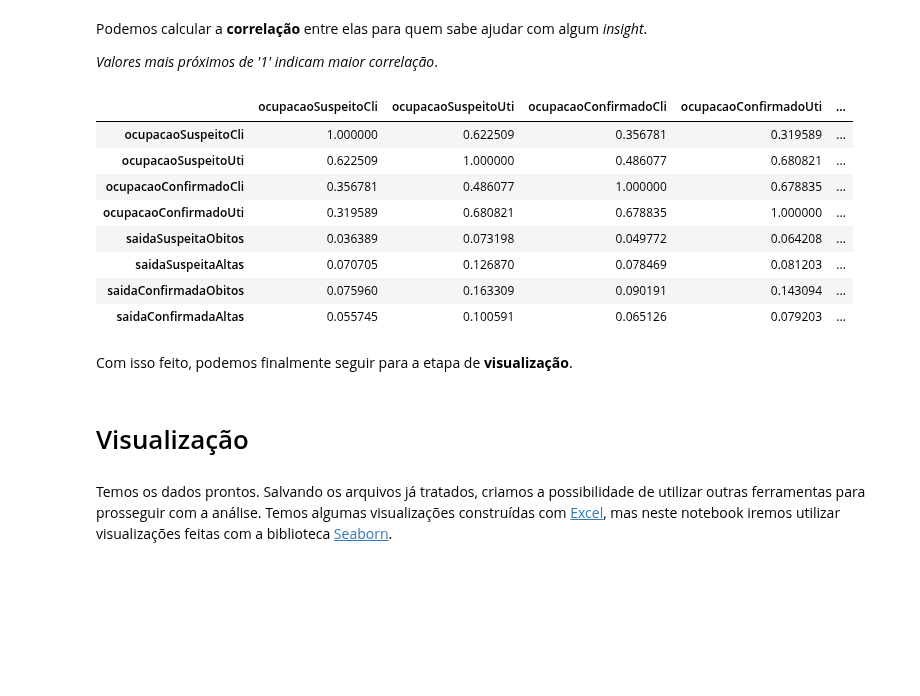
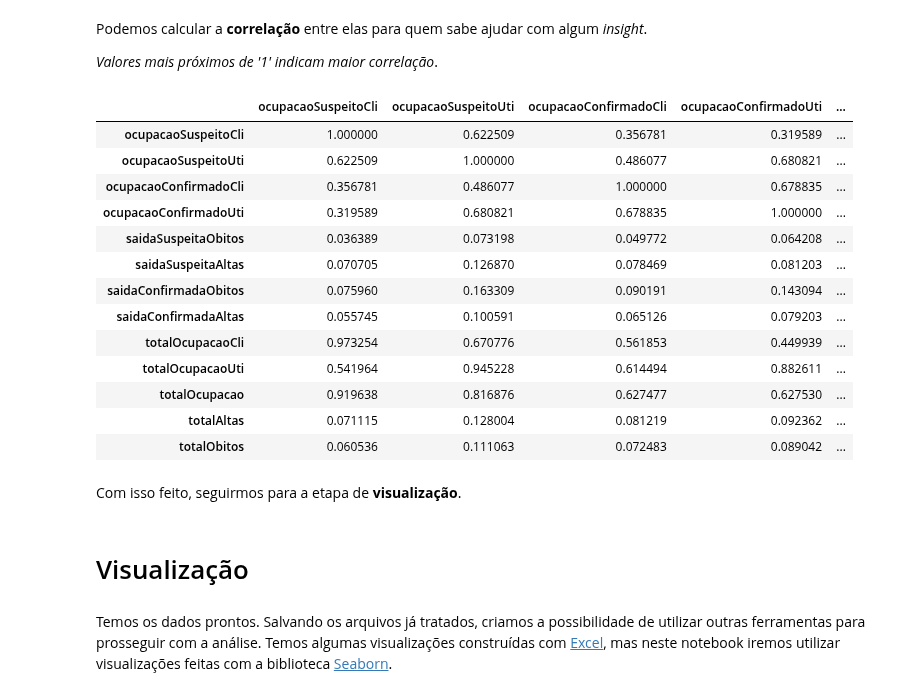
Before and after one commit to lucascorumba/study-projects, a Jupyter notebook: covid-hospital/analysis.ipynb, the cells around one changed output. Cells and saved outputs as stored; diff of their text form; code cells hidden in the pictures; blank space fills up the shorter version.

```diff
--- a/covid-hospital/analysis.ipynb
+++ b/covid-hospital/analysis.ipynb
@@ -1410,0 +1422,2 @@ df.head()
+# %%
+df['totalOcupacaoUti'] = df['ocupacaoSuspeitoUti'] + df['ocupacaoConfirmadoUti']
@@ -1410,0 +1426,2 @@ df.head()
+# %%
+df['totalOcupacao'] = df['totalOcupacaoCli'] + df['totalOcupacaoUti']
@@ -1410,0 +1430,2 @@ df.head()
+# %%
+df['totalAltas'] = df['saidaSuspeitaAltas'] + df['saidaConfirmadaAltas']
@@ -1410,0 +1434,3 @@ df.head()
+# %%
+df['totalObitos'] = df['saidaSuspeitaObitos'] + df['saidaConfirmadaAltas']
+df.head()
@@ -1412,22 +1445,30 @@ df.head()
 Podemos calcular a **correlação** entre elas para quem sabe ajudar com algum *insight*.
 
 *Valores mais próximos de '1' indicam maior correlação*.
-# %%
-df[cols].corr()
-# %% [output]
-|  | ocupacaoSuspeitoCli | ocupacaoSuspeitoUti | ocupacaoConfirmadoCli | ocupacaoConfirmadoUti | ... |
-| ocupacaoSuspeitoCli | 1.000000 | 0.622509 | 0.356781 | 0.319589 | ... |
-| ocupacaoSuspeitoUti | 0.622509 | 1.000000 | 0.486077 | 0.680821 | ... |
-| ocupacaoConfirmadoCli | 0.356781 | 0.486077 | 1.000000 | 0.678835 | ... |
-| ocupacaoConfirmadoUti | 0.319589 | 0.680821 | 0.678835 | 1.000000 | ... |
-| saidaSuspeitaObitos | 0.036389 | 0.073198 | 0.049772 | 0.064208 | ... |
-| saidaSuspeitaAltas | 0.070705 | 0.126870 | 0.078469 | 0.081203 | ... |
-| saidaConfirmadaObitos | 0.075960 | 0.163309 | 0.090191 | 0.143094 | ... |
-| saidaConfirmadaAltas | 0.055745 | 0.100591 | 0.065126 | 0.079203 | ... |
+# %%
+calc = ['totalOcupacaoCli', 'totalOcupacaoUti', 'totalOcupacao', 'totalAltas', 'totalObitos']
+for i in calc:
+    cols.append(i)
+df[cols].corr()
+# %% [output]
+|  | ocupacaoSuspeitoCli | ocupacaoSuspeitoUti | ocupacaoConfirmadoCli | ocupacaoConfirmadoUti | ... |
+| ocupacaoSuspeitoCli | 1.000000 | 0.622509 | 0.356781 | 0.319589 | ... |
+| ocupacaoSuspeitoUti | 0.622509 | 1.000000 | 0.486077 | 0.680821 | ... |
+| ocupacaoConfirmadoCli | 0.356781 | 0.486077 | 1.000000 | 0.678835 | ... |
+| ocupacaoConfirmadoUti | 0.319589 | 0.680821 | 0.678835 | 1.000000 | ... |
+| saidaSuspeitaObitos | 0.036389 | 0.073198 | 0.049772 | 0.064208 | ... |
+| saidaSuspeitaAltas | 0.070705 | 0.126870 | 0.078469 | 0.081203 | ... |
+| saidaConfirmadaObitos | 0.075960 | 0.163309 | 0.090191 | 0.143094 | ... |
+| saidaConfirmadaAltas | 0.055745 | 0.100591 | 0.065126 | 0.079203 | ... |
+| totalOcupacaoCli | 0.973254 | 0.670776 | 0.561853 | 0.449939 | ... |
+| totalOcupacaoUti | 0.541964 | 0.945228 | 0.614494 | 0.882611 | ... |
+| totalOcupacao | 0.919638 | 0.816876 | 0.627477 | 0.627530 | ... |
+| totalAltas | 0.071115 | 0.128004 | 0.081219 | 0.092362 | ... |
+| totalObitos | 0.060536 | 0.111063 | 0.072483 | 0.089042 | ... |
 # %% [markdown]
-Com isso feito, podemos finalmente seguir para a etapa de **visualização**.
+Com isso feito, seguirmos para a etapa de **visualização**.
 # %% [markdown]
-# Visualização<a id="11"></a>
+# Visualização<a id="12"></a>
 # %% [markdown]
 Temos os dados prontos. Salvando os arquivos já tratados, criamos a possibilidade de utilizar outras ferramentas para prosseguir com a análise. Temos algumas visualizações construídas com [Excel](#2), mas neste notebook iremos utilizar visualizações feitas com a biblioteca [Seaborn](#3).
 # %% [markdown]
```
Also changed, not shown: parts of 13 cells of this notebook.
